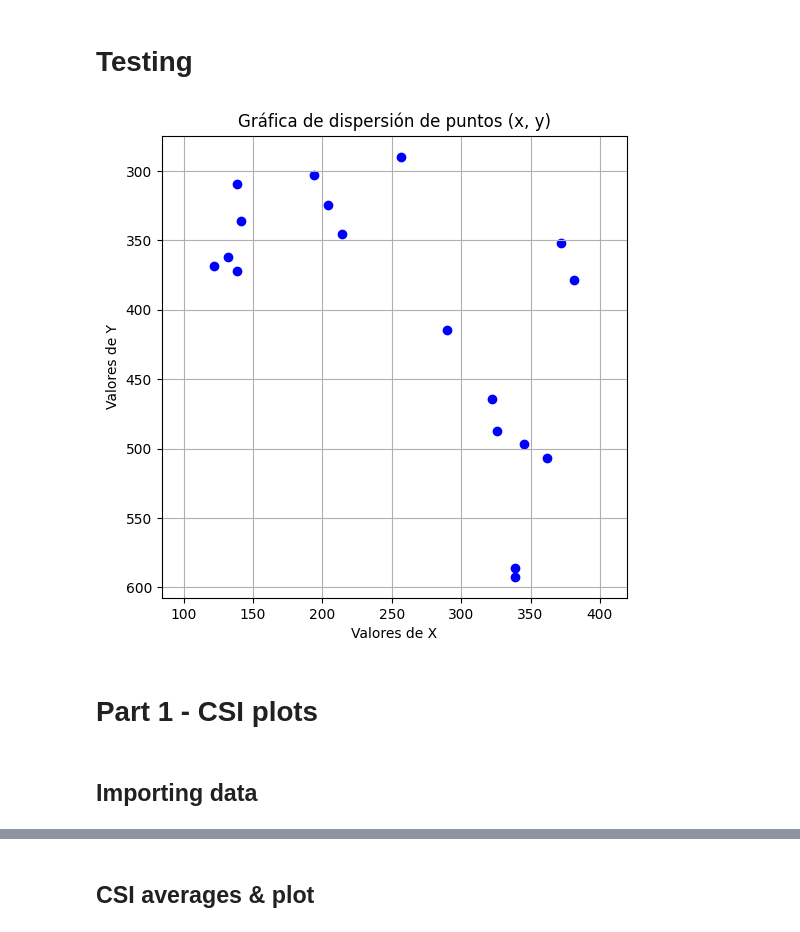
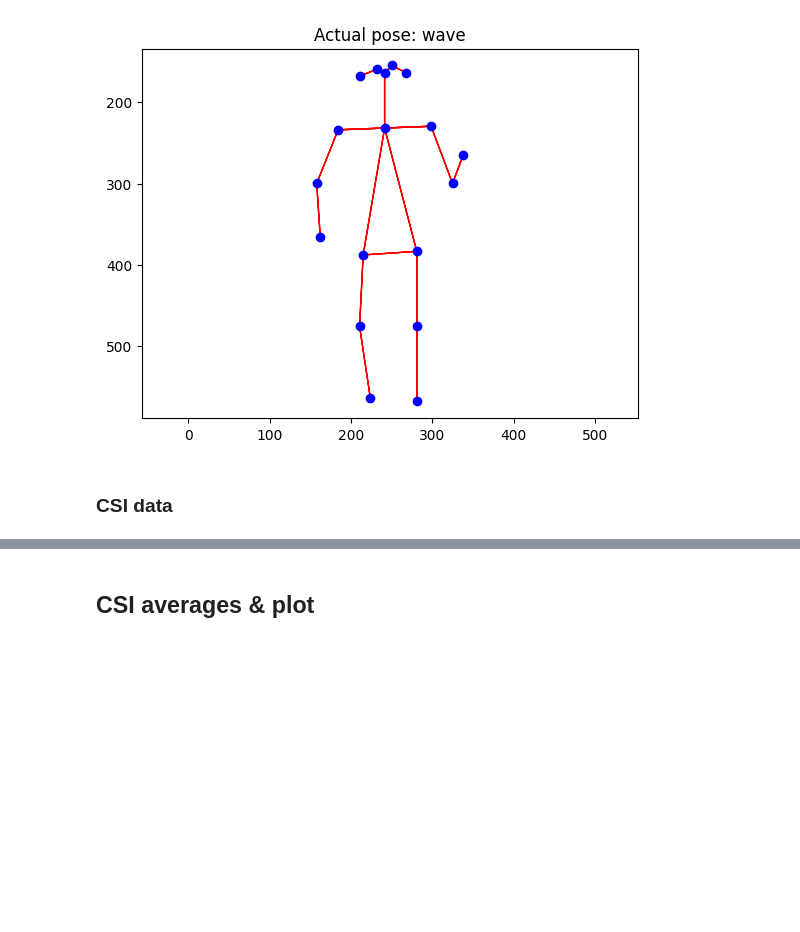
Before and after one commit to JavierGonzalezOtero02/Machine-Learning-for-networks, a Jupyter notebook: seminar2/Seminar_2(Revisar).ipynb, the cells around one changed output, grey strips where cells are left out. Cells and saved outputs as stored; diff of their text form; code cells hidden in the pictures; blank space fills up the shorter version.

```diff
--- a/seminar2/Seminar_2(Revisar).ipynb
+++ b/seminar2/Seminar_2(Revisar).ipynb
@@ -20,2 +77,5 @@ train_skelleton_points = pd.read_csv("/content/drive/MyDrive/3r Trimestre/Machin
 # %%
 poses = np.array(['wave', 'push', 'crouch', 'sitdown', 'bend'])
+
+values_skelleton = train_skelleton_points.iloc[:,:36]
+random_skelleton_coordinates = values_skelleton.sample(n=1)
@@ -53,36 +81,0 @@ for i in range(19):
-# %%
-def SkelletonPoints(sk):
-  x = []
-  y = []
-  for i in range(sk.shape[1]-18):
-    x.append(sk[0][i])
-    y.append(sk[0][i+18])
-  points = np.stack((x,y))
-  coordinates  = []
-  for i in range(18):
-    coordinates.append([points[0][i],points[1][i]])
-
-  #Plot of the pose
-
-  # Show points and coordinates
-  for i, (x_p, y_p) in enumerate(coordinates):
-      plt.plot(y_p, x_p, 'o', color='blue')
-
-  plt.gca().invert_yaxis()
-  plt.axis('equal')
-
-
-  # Draw lines between points
-  for a, b in connections:
-      x1, y1 = coordinates[a]
-      x2, y2 = coordinates[b]
-      dx, dy = x2 - x1, y2 - y1
-      plt.arrow(y1, x1, dy, dx, head_width=0.1, length_includes_head=True, color='red')
-  index = (random_sp.index[0])
-  pose_index = train_labels.iloc[:,index]
-  title = 'Actual pose: ' + poses[pose_index-1]
-  plt.title(title)
-  return x,y
-
-
-x,y = SkelletonPoints(random_sp.values)
@@ -91,24 +82,6 @@ x,y = SkelletonPoints(random_sp.values)
-# %% [markdown]
-# Testing
-# %%
-# Crear la gráfica de dispersión
-plt.figure(figsize=(6, 6))
-plt.scatter(y, x, color='b', marker='o')
-
-plt.gca().invert_yaxis()
-
-# Etiquetas y título
-plt.title("Gráfica de dispersión de puntos (x, y)")
-plt.xlabel("Valores de X")
-plt.ylabel("Valores de Y")
-plt.axis('equal')
-
-# Mostrar la gráfica
-plt.grid(True)
-plt.show()
-# %% [output]
-[figure, removed]
+# %%
+x, y = SkelletonPoints(random_skelleton_coordinates, poses, train_labels)
+# %% [output]
+[figure, added]
 # %% [markdown]
-# **Part 1 - CSI plots**
+### CSI data
-# %% [markdown]
-## Importing data
```
Also changed, not shown: parts of 14 cells of this notebook.
